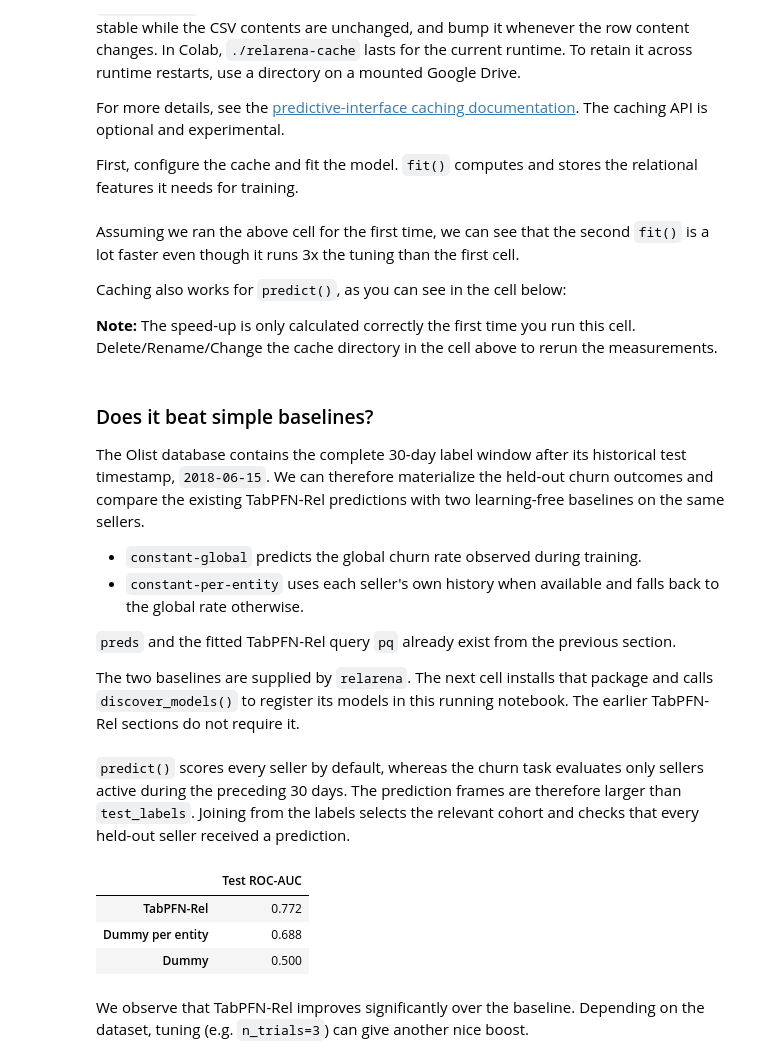
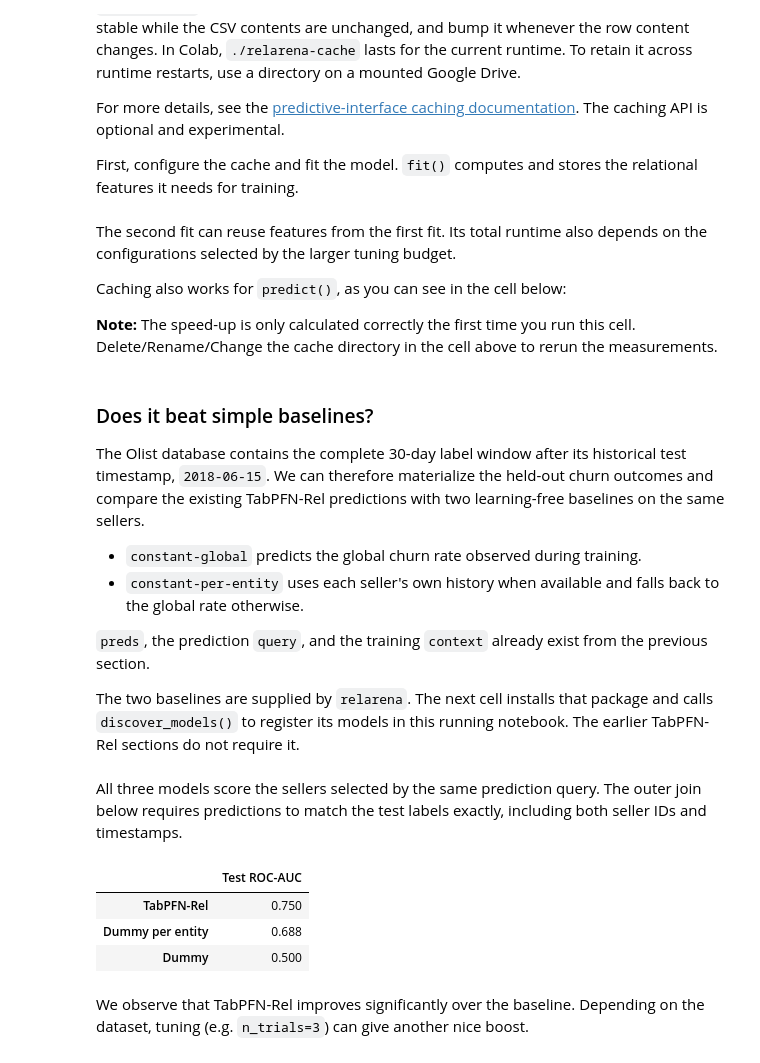
Before and after one commit to PriorLabs/tabpfn-cookbook, a Jupyter notebook: notebooks/relational_predictions_tabpfn_rel.ipynb, the cells around one changed output. Drawn from its saved outputs; the diff is of its cells as text; code cells hidden in the pictures.

Commit message:
Use released context and query API in relational cookbook

```diff
--- a/notebooks/relational_predictions_tabpfn_rel.ipynb
+++ b/notebooks/relational_predictions_tabpfn_rel.ipynb
@@ -334,21 +332,21 @@ will save it.
 # %%
-from tabpfn_rel import PredictiveQuery, PredictiveQuerySpec
+from tabpfn_rel import PredictiveContext, PredictiveQuery, PredictiveQuerySpec, TabPFNRel
 
 spec = PredictiveQuerySpec.from_yaml(str(task_path), data_dir=str(DATA_DIR))
-pq = PredictiveQuery(spec)
+context = PredictiveContext(spec)
 
 print(f"{spec.task.task_type} over `{spec.task.entity_table}` -> `{spec.task.target_col}`")
 print(f"Tables in the graph: {list(spec.database.tables)}\n")
 
 for split in ("train", "val", "test"):
-    df = pq.task.get_table(split, mask_input_cols=False).df
+    df = context.task.get_table(split, mask_input_cols=False).df
     print(
         f"{split:<5} {len(df):>6,} rows  "
         f"{df['timestamp'].nunique():>2} anchor(s)  "
         f"churn rate {df['churn'].mean():.1%}"
     )
 
-pq.task.get_table("train", mask_input_cols=False).df.head()
+context.task.get_table("train", mask_input_cols=False).df.head()
 # %% [markdown]
 Two things to notice: 11k training rows out of only ~3k sellers, because each
 seller recurs at many anchor times; and a churn rate around a quarter to a third,
@@ -447,7 +444,8 @@ print(f"Fit: {fit_seconds:.1f} s")
 print(f"Fit Cached: {fit_cached_seconds:.1f} s")
 print(f"Cache directory: {CACHE_DIR.resolve()}")
 # %% [markdown]
-Assuming we ran the above cell for the first time, we can see that the second `fit()` is a lot faster even though it runs 3x the tuning than the first cell.
+The second fit can reuse features from the first fit. Its total runtime also
+depends on the configurations selected by the larger tuning budget.
 
 Caching also works for `predict()`, as you can see in the cell below:
 
@@ -456,11 +454,11 @@ Caching also works for `predict()`, as you can see in the cell below:
 import pandas as pd
 
 started = time.perf_counter()
-preds = pq.predict()
+preds = model.predict(query)
 first_seconds = time.perf_counter() - started
 
 started = time.perf_counter()
-preds_cached = pq.predict()
+preds_cached = model.predict(query)
 cached_seconds = time.perf_counter() - started
 
 # The TabPFN API is slightly non-deterministic
@@ -475,7 +473,7 @@ pd.testing.assert_series_equal(
 print(f"First prediction:  {first_seconds:.1f} s")
 print(f"Cached prediction: {cached_seconds:.1f} s")
 print(f"Speedup:           {first_seconds / max(cached_seconds, 1e-9):.1f}×")
-prediction_anchor = spec.task.at_timestamp or spec.task.test_timestamp
+prediction_anchor = spec.task.test_timestamp
 print(
     f"\nChurn probabilities for {len(preds):,} sellers, "
     f"anchored at {prediction_anchor}"
@@ -493,75 +491,69 @@ two learning-free baselines on the same sellers.
 - `constant-per-entity` uses each seller's own history when available and falls
   back to the global rate otherwise.
 
-`preds` and the fitted TabPFN-Rel query `pq` already exist from the previous
-section.
+`preds`, the prediction `query`, and the training `context` already exist from
+the previous section.
 
 The two baselines are supplied by `relarena`. The next cell installs that
 package and calls `discover_models()` to register its models in this running
 notebook. The earlier TabPFN-Rel sections do not require it.
 # %%
-!pip install -q "relarena==0.1.0"
+!pip install -q "relarena==0.1.1"
 
 from relarena_core import discover_models
 
 discover_models()
 
-# Compute the labels for the historical test window. By default, RelArena
-# verifies coverage using the latest timestamp present in the database.
-test_labels = pq.compute_test_labels()
+# Both baselines use the same training context and prediction cohort.
+dummy = context.fit("constant-global", n_trials=0, seed=0)
+preds_dummy = dummy.predict(query)
 
-# Fit and predict with the two learning-free baselines. n_trials=0 is sufficient:
-# neither baseline has hyperparameters to tune.
-pq_dummy = PredictiveQuery(
-    spec, data_version="olist-kaggle-v1"
-).fit("constant-global", n_trials=0, seed=0)
-preds_dummy = pq_dummy.predict()
-
-pq_dummy_per_entity = PredictiveQuery(
-    spec, data_version="olist-kaggle-v1"
-).fit("constant-per-entity", n_trials=0, seed=0)
-preds_dummy_per_entity = pq_dummy_per_entity.predict()
+per_entity = context.fit("constant-per-entity", n_trials=0, seed=0)
+preds_dummy_per_entity = per_entity.predict(query)
 
 print(f"Held-out test sellers: {len(test_labels):,}")
 # %% [markdown]
-`predict()` scores every seller by default, whereas the churn task evaluates
-only sellers active during the preceding 30 days. The prediction frames are
-therefore larger than `test_labels`. Joining from the labels selects the
-relevant cohort and checks that every held-out seller received a prediction.
+All three models score the sellers selected by the same prediction query.
+The outer join below requires predictions to match the test labels exactly,
+including both seller IDs and timestamps.
 # %%
 from sklearn.metrics import roc_auc_score
 
 
-def test_roc_auc(predictions):
+def test_roc_auc(predictions: pd.DataFrame) -> float:
     scored = test_labels.merge(
         predictions,
         on=["timestamp", "seller_id"],
-        how="left",
+        how="outer",
         validate="one_to_one",
+        indicator=True,
     )
+
+    if not scored["_merge"].eq("both").all():
+        raise ValueError("Prediction rows must exactly match test label rows.")
 
     missing = scored["churn_pred"].isna().sum()
     if missing:
         raise ValueError(
             f"Predictions are missing {missing:,} rows from the test cohort."
         )
 
     return roc_auc_score(scored["churn"], scored["churn_pred"])
 
 
 test_scores = pd.Series(
     {
         "TabPFN-Rel": test_roc_auc(preds),
         "Dummy": test_roc_auc(preds_dummy),
         "Dummy per entity": test_roc_auc(preds_dummy_per_entity),
     },
     name="Test ROC-AUC",
 ).sort_values(ascending=False)
 
 test_scores.to_frame().round(3)
 # %% [output]
 |  | Test ROC-AUC |
-| TabPFN-Rel | 0.772 |
+| TabPFN-Rel | 0.750 |
 | Dummy per entity | 0.688 |
 | Dummy | 0.500 |
 # %% [markdown]
```
Also changed, not shown: parts of 8 cells of this notebook, 1 other file.
